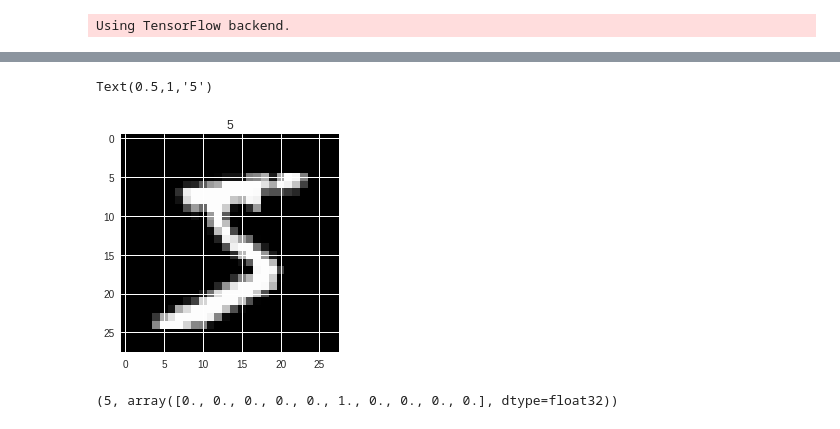
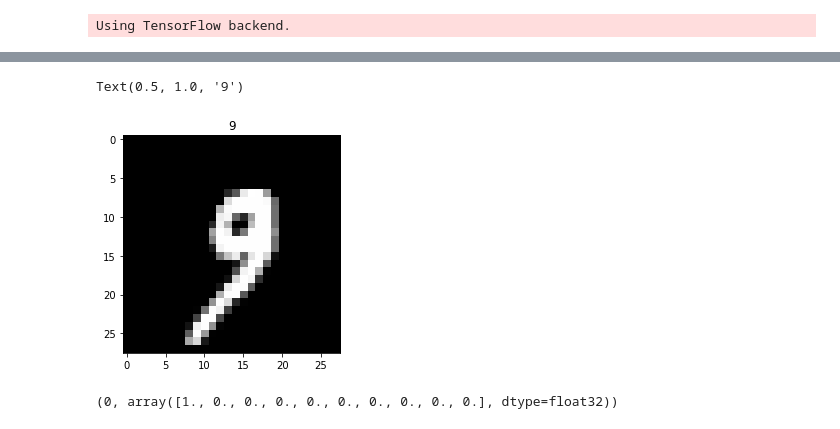
Before and after one commit to mohanrajmit/DL-Training, a Jupyter notebook: MNIST_keras.ipynb, the cells around one changed output, grey strips where cells are left out. Saved outputs shown, nothing was run; the diff lists cells and outputs as text; code cells hidden in the pictures.

```diff
--- a/MNIST_keras.ipynb
+++ b/MNIST_keras.ipynb
@@ -25,11 +25,11 @@ y_train original shape (60000,)
 X_test original shape (10000, 28, 28)
 y_test original shape (10000,)
 # %%
-plt.imshow(X_train[0], cmap='gray')
-plt.title(y_train[0])
+plt.imshow(X_test[1000], cmap='gray')
+plt.title(y_test[1000])
 # %% [output]
-Text(0.5,1,'5')
+Text(0.5, 1.0, '9')
-[figure, old version]
+[figure, new version]
 # %%
 X_train = X_train.reshape(60000,784)
 X_test = X_test.reshape(10000,784)
@@ -45,9 +45,9 @@ number_of_classes = 10
 Y_train = np_utils.to_categorical(y_train, number_of_classes)
 Y_test = np_utils.to_categorical(y_test, number_of_classes)
 
-y_train[0], Y_train[0]
+y_train[1000], Y_train[1000]
 # %% [output]
-(5, array([0., 0., 0., 0., 0., 1., 0., 0., 0., 0.], dtype=float32))
+(0, array([1., 0., 0., 0., 0., 0., 0., 0., 0., 0.], dtype=float32))
 # %%
 model = Sequential()
 
```
Also changed, not shown: parts of 6 cells of this notebook.
